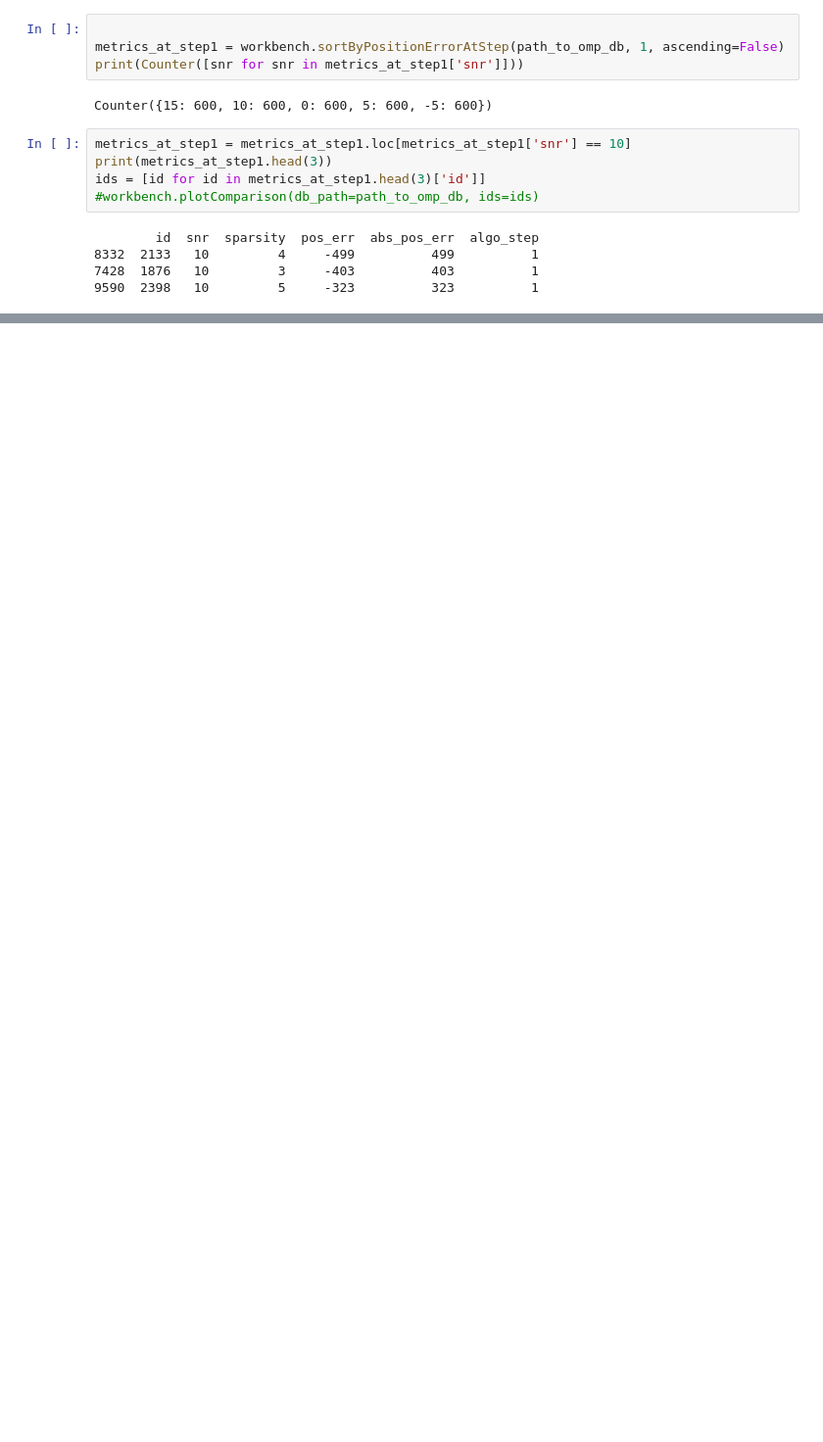
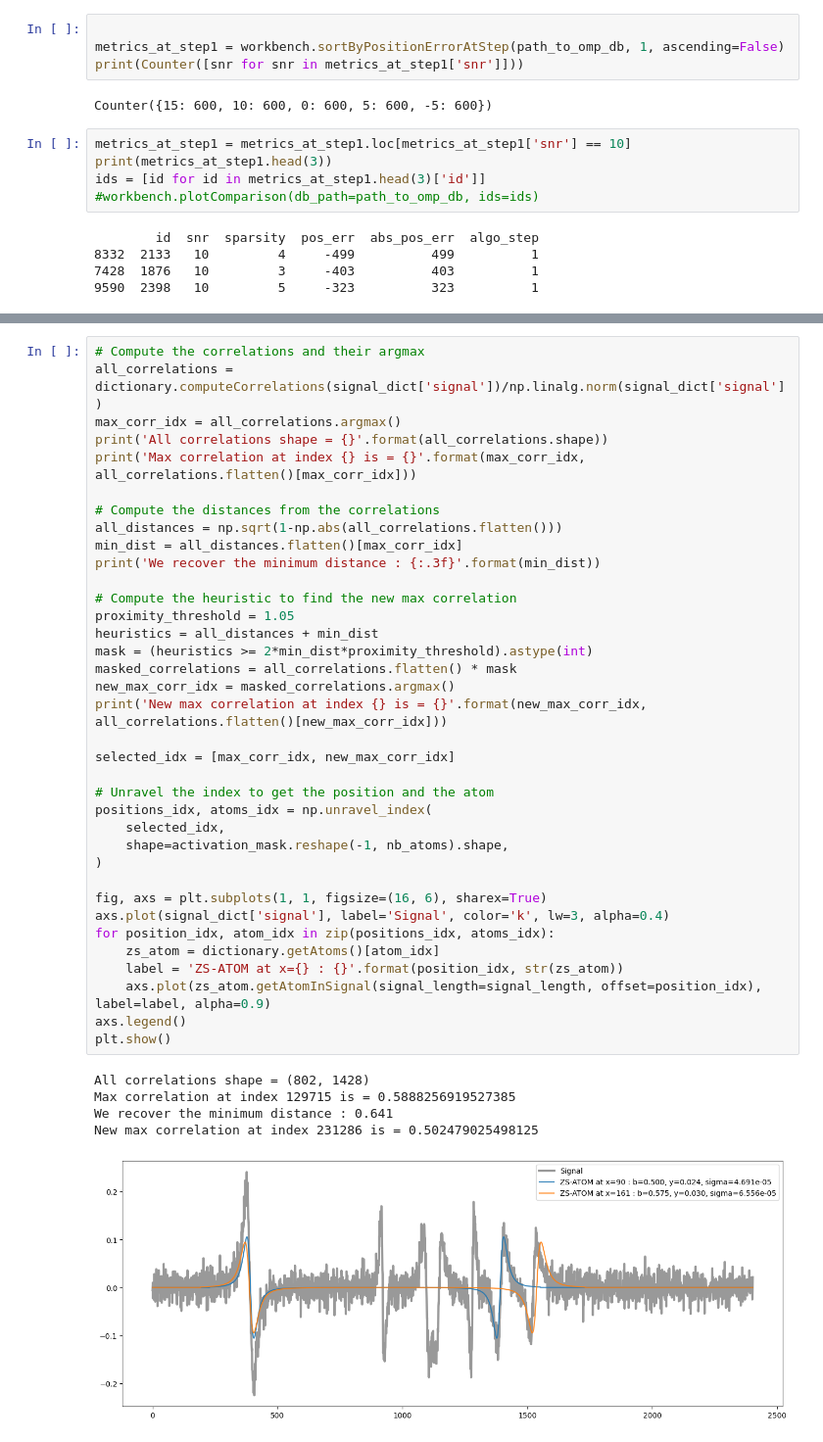
Before and after one commit to yanisgomes/csc, a Jupyter notebook: examples/test_mmp_threshold copy.ipynb, the cells around one changed output, grey strips where cells are left out. Shown: that part at 98% size. Cells and saved outputs as stored; diff of their text form; blank space fills up the shorter version.

```diff
--- a/examples/test_mmp_threshold copy.ipynb
+++ b/examples/test_mmp_threshold copy.ipynb
@@ -214,0 +230,42 @@ plt.show()
+# %%
+# Compute the correlations and their argmax
+all_correlations = dictionary.computeCorrelations(signal_dict['signal'])/np.linalg.norm(signal_dict['signal'])
+max_corr_idx = all_correlations.argmax()
+print('All correlations shape = {}'.format(all_correlations.shape))
+print('Max correlation at index {} is = {}'.format(max_corr_idx, all_correlations.flatten()[max_corr_idx]))
+
+# Compute the distances from the correlations
+all_distances = np.sqrt(1-np.abs(all_correlations.flatten()))
+min_dist = all_distances.flatten()[max_corr_idx]
+print('We recover the minimum distance : {:.3f}'.format(min_dist))
+
+# Compute the heuristic to find the new max correlation
+proximity_threshold = 1.05
+heuristics = all_distances + min_dist
+mask = (heuristics >= 2*min_dist*proximity_threshold).astype(int)
+masked_correlations = all_correlations.flatten() * mask
+new_max_corr_idx = masked_correlations.argmax()
+print('New max correlation at index {} is = {}'.format(new_max_corr_idx, all_correlations.flatten()[new_max_corr_idx]))
+
+selected_idx = [max_corr_idx, new_max_corr_idx]
+
+# Unravel the index to get the position and the atom
+positions_idx, atoms_idx = np.unravel_index(
+    selected_idx,
+    shape=activation_mask.reshape(-1, nb_atoms).shape,
+)
+
+fig, axs = plt.subplots(1, 1, figsize=(16, 6), sharex=True)
+axs.plot(signal_dict['signal'], label='Signal', color='k', lw=3, alpha=0.4)
+for position_idx, atom_idx in zip(positions_idx, atoms_idx):
+    zs_atom = dictionary.getAtoms()[atom_idx]
+    label = 'ZS-ATOM at x={} : {}'.format(position_idx, str(zs_atom))
+    axs.plot(zs_atom.getAtomInSignal(signal_length=signal_length, offset=position_idx), label=label, alpha=0.9)
+axs.legend()
+plt.show()
+# %% [output]
+All correlations shape = (802, 1428)
+Max correlation at index 129715 is = 0.5888256919527385
+We recover the minimum distance : 0.641
+New max correlation at index 231286 is = 0.502479025498125
+[figure, added]
```
Also changed, not shown: parts of 10 cells of this notebook, 1 other file.
